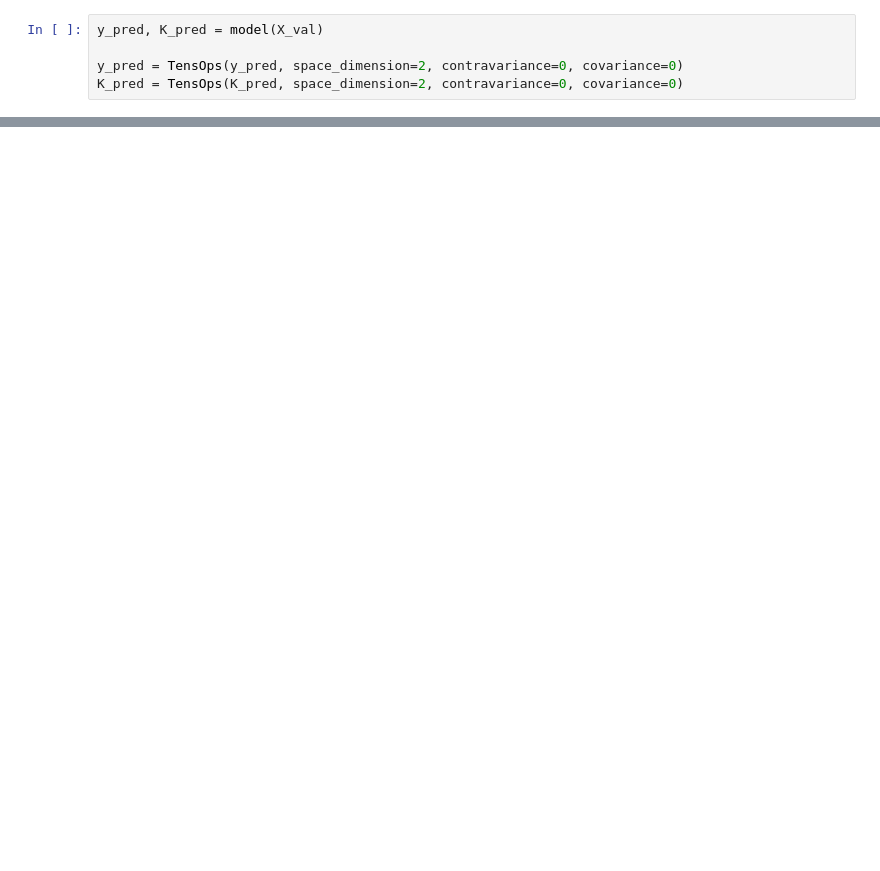
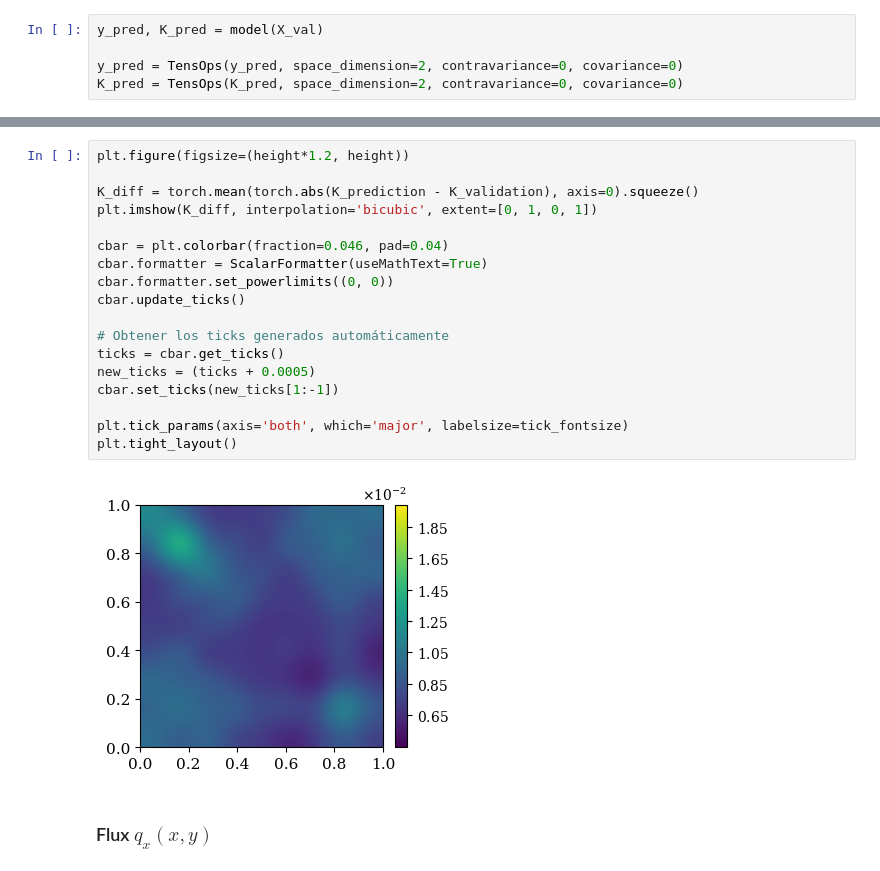
Before and after one commit to rmunozTMELab/Embedding-Oriented-PGNNIV, a Jupyter notebook: src/python/visualizer.ipynb, the cells around one changed output, grey strips where cells are left out. Cells and saved outputs as stored; diff of their text form; blank space fills up the shorter version.

```diff
--- a/src/python/visualizer.ipynb
+++ b/src/python/visualizer.ipynb
@@ -175,3 +289,25 @@ Tercer cuartil (Q3): 2.48e-01
+# %%
+plt.figure(figsize=(height*1.2, height))
+
+K_diff = torch.mean(torch.abs(K_prediction - K_validation), axis=0).squeeze()
+plt.imshow(K_diff, interpolation='bicubic', extent=[0, 1, 0, 1])
+
+cbar = plt.colorbar(fraction=0.046, pad=0.04)
+cbar.formatter = ScalarFormatter(useMathText=True)
+cbar.formatter.set_powerlimits((0, 0))
+cbar.update_ticks()
+
+# Obtener los ticks generados automáticamente
+ticks = cbar.get_ticks()
+new_ticks = (ticks + 0.0005)
+cbar.set_ticks(new_ticks[1:-1])
+
+plt.tick_params(axis='both', which='major', labelsize=tick_fontsize)
+plt.tight_layout()
+# %% [output]
+[figure, added]
+# %% [markdown]
+### Flux $q_x(x, y)$
 # %%
 qx_validation = zo.Mx(zo.My(TensOps(torch.Tensor(dataset['qx_val']).unsqueeze(1), space_dimension=2, contravariance=0, covariance=0))).values.detach()
 qx_prediction = azo.scalar_product(K_pred, zo.Dx(y_pred, D)).values.detach()
```
Also changed, not shown: parts of 26 cells of this notebook, 11 other files.
